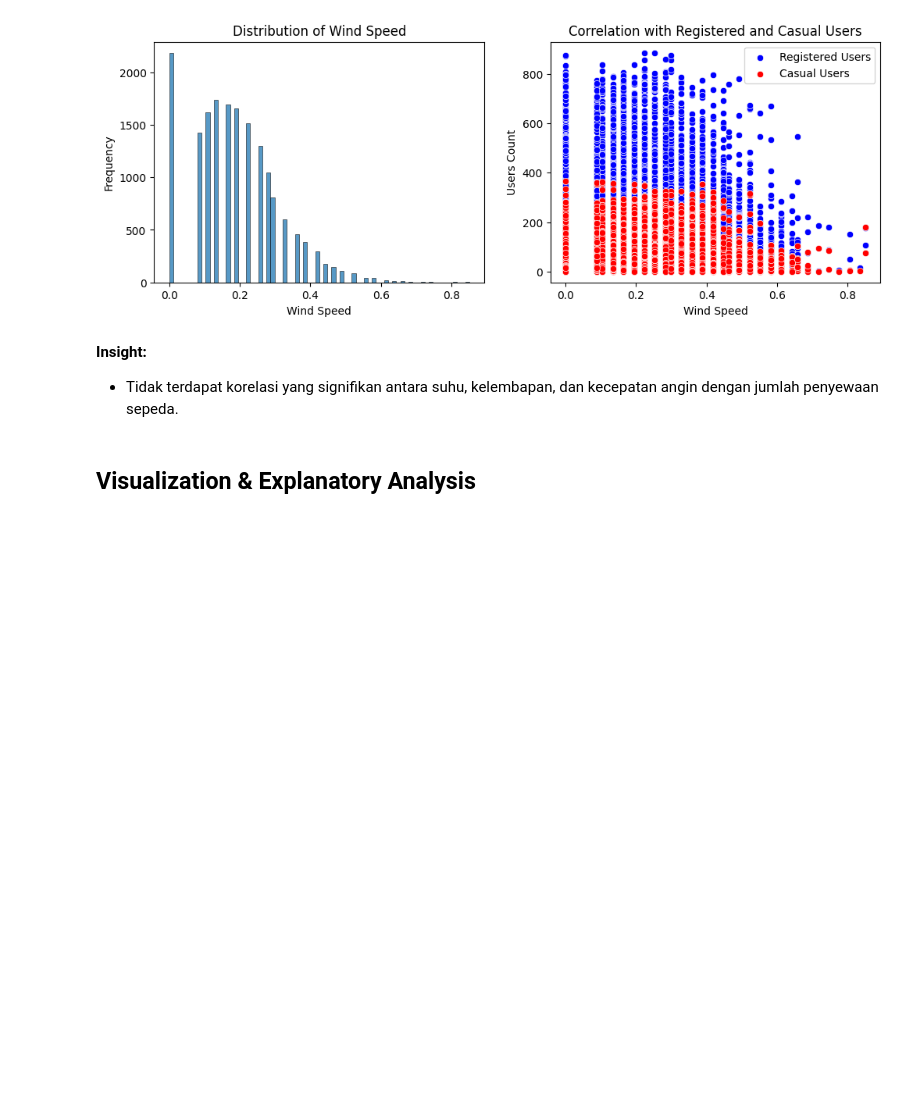
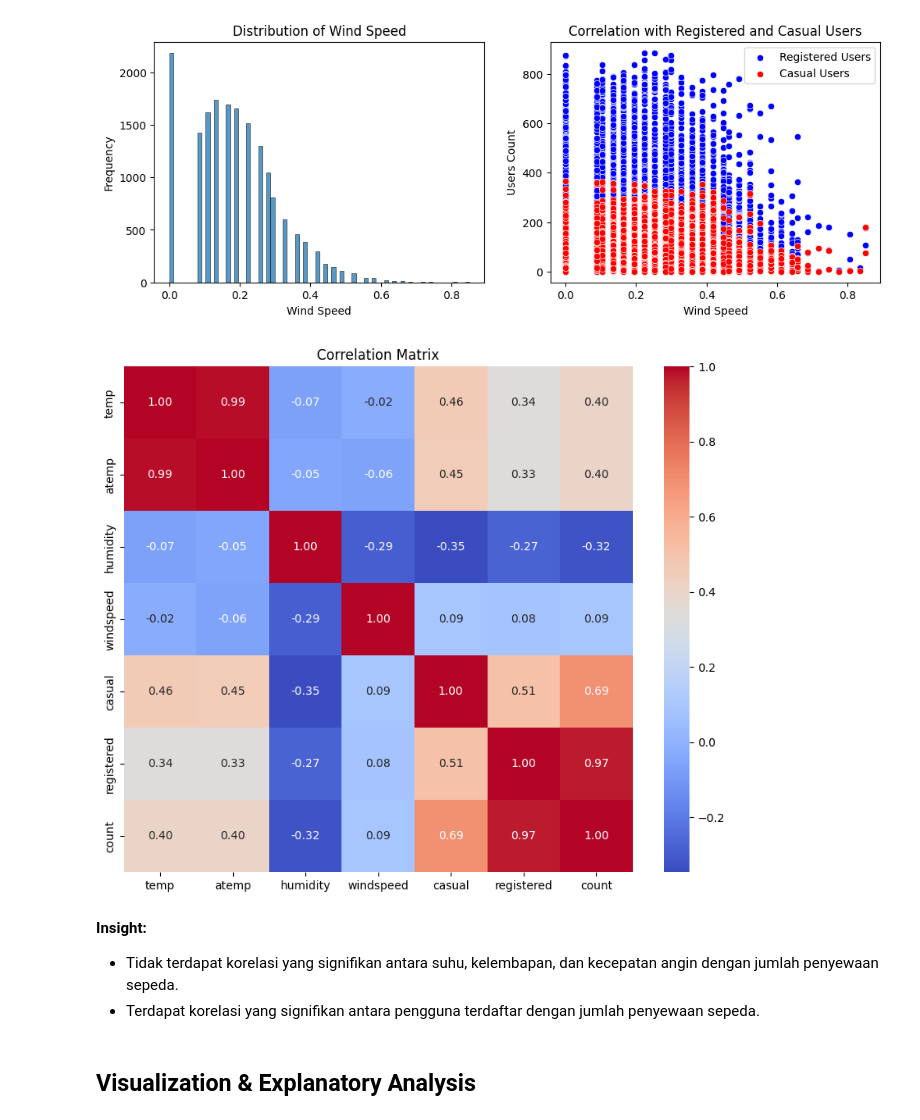
Before and after one commit to beemaardhia/data-analysis, a Jupyter notebook: Proyek_Analisis_Data_Bima.ipynb, the cells around one changed output. Cells and saved outputs as stored; diff of their text form; code cells hidden in the pictures; blank space fills up the shorter version.

```diff
--- a/Proyek_Analisis_Data_Bima.ipynb
+++ b/Proyek_Analisis_Data_Bima.ipynb
@@ -568,9 +571,21 @@ plt.legend()
 fig.show();
 # %% [output]
 [figure]
+# %%
+# @title 5. Correlation Matrix
+numerical_df = df.select_dtypes(include=np.number)
+corr_matrix = numerical_df.corr()
+
+plt.figure(figsize=(10, 8))
+sns.heatmap(corr_matrix, annot=True, fmt='.2f', cmap='coolwarm', cbar=True)
+plt.title('Correlation Matrix')
+plt.show()
+# %% [output]
+[figure, added]
 # %% [markdown]
 **Insight:**
 - Tidak terdapat korelasi yang signifikan antara suhu, kelembapan, dan kecepatan angin dengan jumlah penyewaan sepeda.
+- Terdapat korelasi yang signifikan antara pengguna terdaftar dengan jumlah penyewaan sepeda.
 # %% [markdown]
 ## Visualization & Explanatory Analysis
 # %% [markdown]
```
Also changed, not shown: parts of 8 cells of this notebook.
